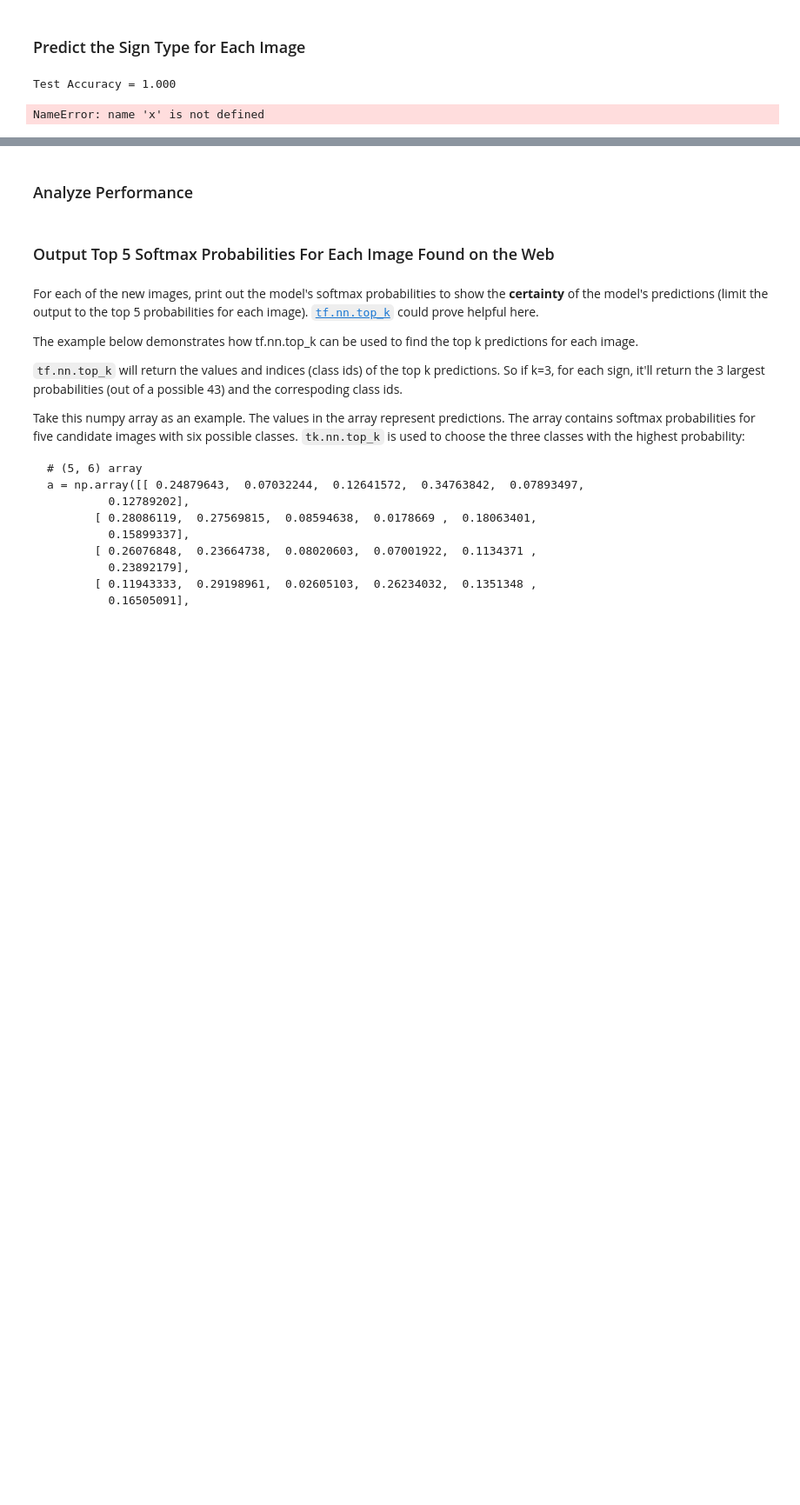
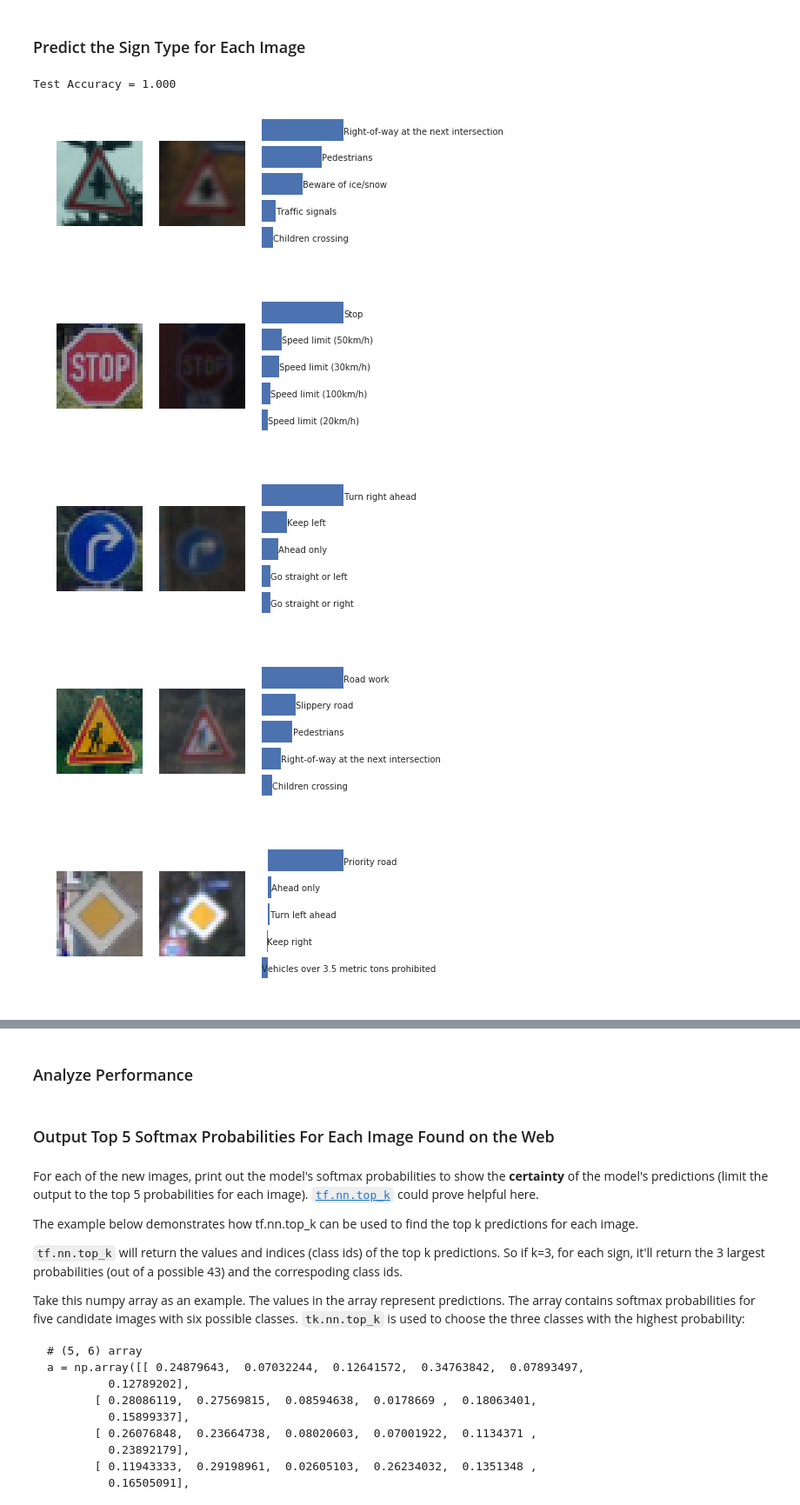
Before and after one commit to coderzbx/CarND-Traffic-Sign-Classifier-Project, a Jupyter notebook: Traffic_Sign_Classifier.ipynb, the cells around one changed output, grey strips where cells are left out. Shown at 87% size. Drawn from its saved outputs; the diff is of its cells as text; code cells hidden in the pictures; blank space fills up the shorter version.

```diff
--- a/Traffic_Sign_Classifier.ipynb
+++ b/Traffic_Sign_Classifier.ipynb
@@ -622,13 +621,11 @@ def LeNet(x, weights, biases, apply_dropout):
 
     layer = 0
     # Layer 1: Convolutional. Input = 32x32x1. Output = 28x28x12.
-    #conv1_W = tf.Variable(tf.truncated_normal(shape=(5, 5, 1, 12), mean = mu, stddev = sigma))
-    #conv1_b = tf.Variable(tf.zeros(12))
     conv1   = tf.nn.conv2d(x, weights[layer], strides=[1, 1, 1, 1], padding='VALID') + biases[layer]
     layer += 1
 
     # Activation.
-    conv1 = tf.nn.relu(conv1, name = 'conv1')
+    conv1 = tf.nn.relu(conv1, name = 'act1')
 
     # Pooling. Input = 28x28x12. Output = 14x14x12.
     conv1 = tf.nn.max_pool(conv1, ksize=[1, 2, 2, 1], strides=[1, 2, 2, 1], padding='VALID')
@@ -636,13 +633,11 @@ def LeNet(x, weights, biases, apply_dropout):
     conv1 = tf.cond(apply_dropout, lambda: tf.nn.dropout(conv1, keep_prob = 0.8), lambda: conv1)
 
     # Layer 2: Convolutional. Output = 10x10x24.
-    #conv2_W = tf.Variable(tf.truncated_normal(shape=(5, 5, 12, 24), mean = mu, stddev = sigma))
-    #conv2_b = tf.Variable(tf.zeros(24))
     conv2   = tf.nn.conv2d(conv1, weights[layer], strides=[1, 1, 1, 1], padding='VALID') +  biases[layer]
     layer += 1
 
     # Activation.
-    conv2 = tf.nn.relu(conv2, name = 'conv2')
+    conv2 = tf.nn.relu(conv2, name = 'act2')
 
     # Pooling. Input = 10x10x24. Output = 5x5x24.
     conv2 = tf.nn.max_pool(conv2, ksize=[1, 2, 2, 1], strides=[1, 2, 2, 1], padding='VALID')
@@ -660,8 +655,6 @@ def LeNet(x, weights, biases, apply_dropout):
 
     fc0 = tf.concat(1, [conv1_1, conv2])
     # Layer 3: Fully Connected. Input = 588+600 = 1188. Output = 320.
-    #fc1_W = tf.Variable(tf.truncated_normal(shape=(1188, 320), mean = mu, stddev = sigma))
-    #fc1_b = tf.Variable(tf.zeros(320))
     fc1   = tf.matmul(fc0, weights[layer]) + biases[layer]
     layer += 1
 
@@ -669,6 +662,9 @@ def LeNet(x, weights, biases, apply_dropout):
     fc1    = tf.nn.relu(fc1)
     # Dropout
     fc1 = tf.cond(apply_dropout, lambda: tf.nn.dropout(fc1, keep_prob = 0.4), lambda: fc1)
+    logits = tf.matmul(fc1, weights[layer]) + biases[layer]
+
+    return logits
 
     # Layer 4: Fully Connected. Input = 512. Output = 700.
     #fc2_W  = tf.Variable(tf.truncated_normal(shape=(128, 700), mean = mu, stddev = sigma))
@@ -683,9 +679,6 @@ def LeNet(x, weights, biases, apply_dropout):
     # Layer 5: Fully Connected. Input = 84. Output = n_classes.
     #fc3_W  = tf.Variable(tf.truncated_normal(shape=(320, n_classes), mean = mu, stddev = sigma))
     #fc3_b  = tf.Variable(tf.zeros(n_classes))
-    logits = tf.matmul(fc1, weights[layer]) + biases[layer]
-
-    return logits
 # %% [markdown]
 ### Train, Validate and Test the Model
 # %% [markdown]
@@ -765,6 +758,8 @@ Save the model after training.
 # %%
 global best_validation_accuracy
 best_validation_accuracy = 0.0
+# %%
+EPOCHS = 1
 # %%
 with tf.Session() as sess:
     sess.run(tf.global_variables_initializer())
@@ -791,5 +786,5 @@ with tf.Session() as sess:
         print()
         if (validation_accuracy > best_validation_accuracy):
             best_validation_accuracy = validation_accuracy
-            saver.save(sess, './lenet10')
+            saver.save(sess, './lenet11')
             print("Model saved")
@@ -854,14 +856,6 @@ confusion_matrix
  [  0   1   0 ...,  82   0   0]
  [  0   0   0 ...,   0  57   0]
  [  0   0   0 ...,   0   4  85]]
-# %%
-with tf.Session() as sess:
-    #saver.restore(sess, tf.train.latest_checkpoint('.'))
-    saver.restore(sess, './lenet8')
-
-
-    training_accuracy = evaluate(X_train_p, y_train_p)
-    print("Training Accuracy = {:.3f}".format(training_accuracy))
 # %% [markdown]
 ---
 
@@ -957,30 +954,34 @@ with tf.Session() as sess:
 # %%
 import matplotlib.gridspec as gridspec
 
 feed_dict_new = feed_dict={x: X_train_new_p, y: y_new, apply_dropout: False}
 with tf.Session() as sess:
     saver.restore(sess, './lenet10')
     predictions = sess.run(logits,feed_dict = feed_dict_new)
     top5_pred = sess.run([logits, tf.nn.top_k(logits, 5)], feed_dict=feed_dict_new)
 
 
 
-for i in range(5):
+for i in range(6):
     plt.figure(figsize = (6,3))
     gs = gridspec.GridSpec(1, 3)
     plt.subplot(gs[0])
     plt.axis('off')
     plt.imshow(cv2.cvtColor(X_new[i].squeeze(), cv2.COLOR_BGRA2RGB))
     plt.subplot(gs[1])
     plt.imshow(X_train[class_indices[top5_pred[1][1][i][0]]].squeeze())
     plt.axis('off')
     plt.subplot(gs[2])
     plt.barh(6-np.arange(5),top5_pred[1][0][i], align='center')
     for i_label in range(5):
         plt.text(top5_pred[1][0][i][i_label]+.02,6-i_label-.15,
             sign_names[top5_pred[1][1][i][i_label]])
     plt.axis('off');
 
     plt.show();
 # %% [output]
-NameError: name 'x' is not defined
+[figure, added]
+[figure, added]
+[figure, added]
+[figure, added]
+[figure, added]
```
Also changed, not shown: parts of 29 cells of this notebook, 1 other file.
